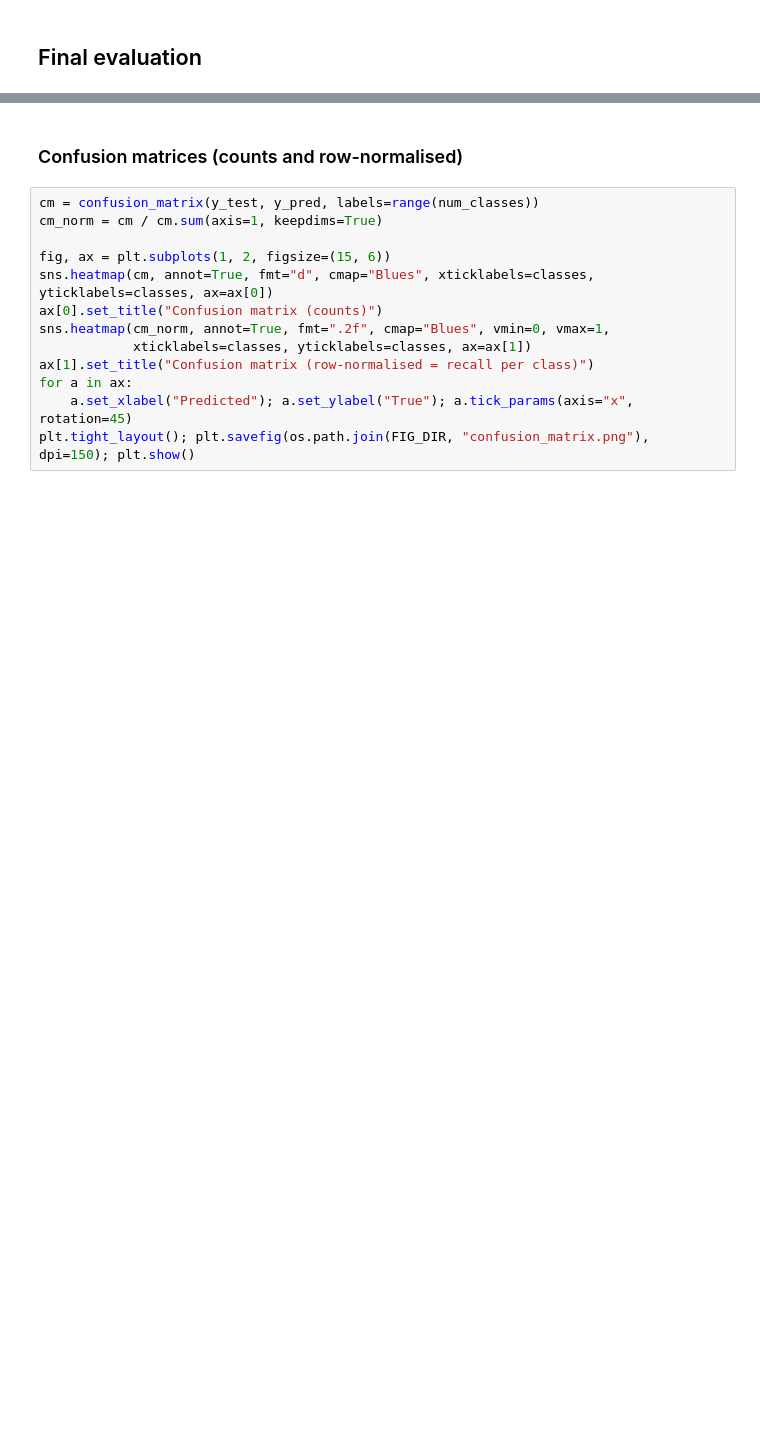
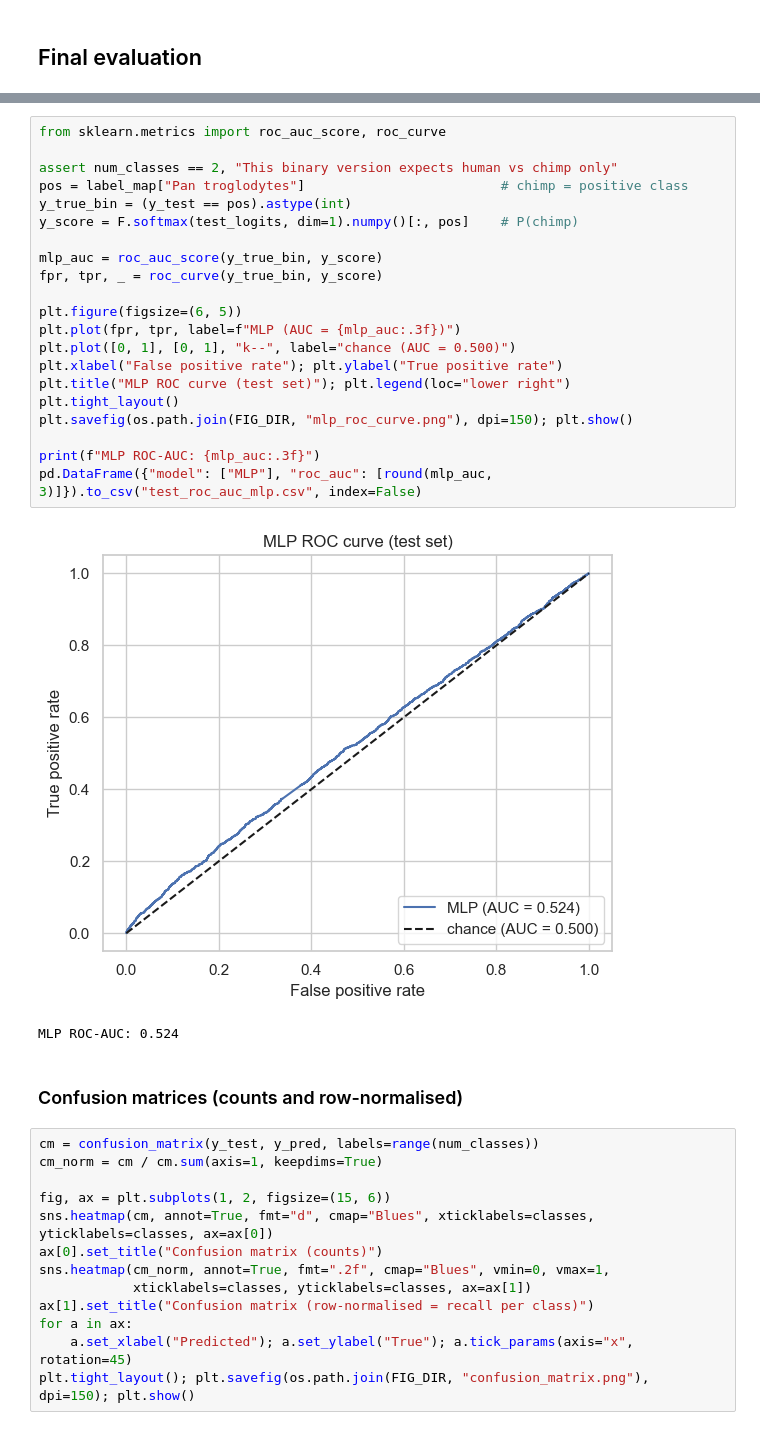
Before and after one commit to snehaaadhikari/DNA-sequence, a Jupyter notebook: NeuralNetwork.ipynb, the cells around one changed output, grey strips where cells are left out. Saved outputs shown, nothing was run; the diff lists cells and outputs as text; blank space fills up the shorter version.

```diff
--- a/NeuralNetwork.ipynb
+++ b/NeuralNetwork.ipynb
@@ -479,3 +467,27 @@ Pan troglodytes      0.000     0.000     0.000       251
+# %%
+from sklearn.metrics import roc_auc_score, roc_curve
+
+assert num_classes == 2, "This binary version expects human vs chimp only"
+pos = label_map["Pan troglodytes"]                         # chimp = positive class
+y_true_bin = (y_test == pos).astype(int)
+y_score = F.softmax(test_logits, dim=1).numpy()[:, pos]    # P(chimp)
+
+mlp_auc = roc_auc_score(y_true_bin, y_score)
+fpr, tpr, _ = roc_curve(y_true_bin, y_score)
+
+plt.figure(figsize=(6, 5))
+plt.plot(fpr, tpr, label=f"MLP (AUC = {mlp_auc:.3f})")
+plt.plot([0, 1], [0, 1], "k--", label="chance (AUC = 0.500)")
+plt.xlabel("False positive rate"); plt.ylabel("True positive rate")
+plt.title("MLP ROC curve (test set)"); plt.legend(loc="lower right")
+plt.tight_layout()
+plt.savefig(os.path.join(FIG_DIR, "mlp_roc_curve.png"), dpi=150); plt.show()
+
+print(f"MLP ROC-AUC: {mlp_auc:.3f}")
+pd.DataFrame({"model": ["MLP"], "roc_auc": [round(mlp_auc, 3)]}).to_csv("test_roc_auc_mlp.csv", index=False)
+# %% [output]
+[figure, added]
+MLP ROC-AUC: 0.524
 # %% [markdown]
 ### Confusion matrices (counts and row-normalised)
 # %%
```
Also changed, not shown: parts of 21 cells of this notebook.
